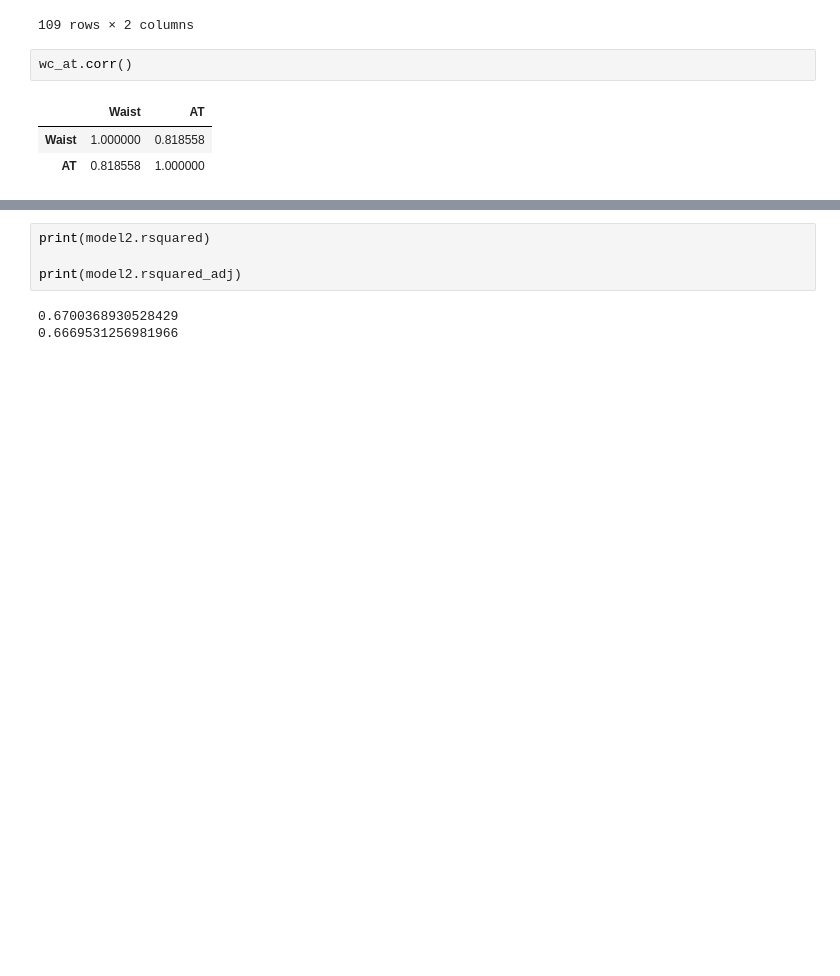
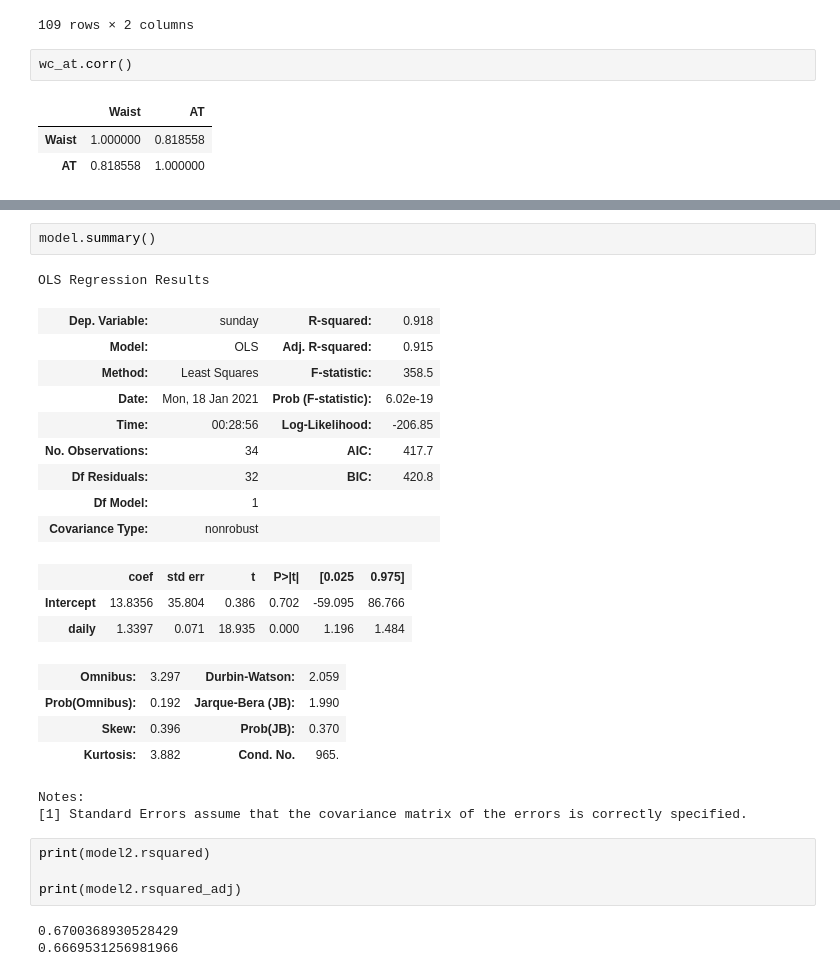
Before and after one commit to sajadshafi/DataScienceCourse, a Jupyter notebook: Session_24_Linear_regression.ipynb, the cells around one changed output, grey strips where cells are left out. Drawn from its saved outputs; the diff is of its cells as text; blank space fills up the shorter version.

```diff
--- a/Session_24.ipynb
+++ b/Session_24_Linear_regression.ipynb
@@ -187,4 +187,26 @@ AT           1.618607e-27
 dtype: float64
+# %%
+model.summary()
+# %% [output]
+OLS Regression Results
+| Dep. Variable: | sunday | R-squared: | 0.918 |
+| Model: | OLS | Adj. R-squared: | 0.915 |
+| Method: | Least Squares | F-statistic: | 358.5 |
+| Date: | Mon, 18 Jan 2021 | Prob (F-statistic): | 6.02e-19 |
+| Time: | 00:28:56 | Log-Likelihood: | -206.85 |
+| No. Observations: | 34 | AIC: | 417.7 |
+| Df Residuals: | 32 | BIC: | 420.8 |
+| Df Model: | 1 |  |  |
+| Covariance Type: | nonrobust |  |  |
+|  | coef | std err | t | P>|t| | [0.025 | 0.975] |
+| Intercept | 13.8356 | 35.804 | 0.386 | 0.702 | -59.095 | 86.766 |
+| daily | 1.3397 | 0.071 | 18.935 | 0.000 | 1.196 | 1.484 |
+| Omnibus: | 3.297 | Durbin-Watson: | 2.059 |
+| Prob(Omnibus): | 0.192 | Jarque-Bera (JB): | 1.990 |
+| Skew: | 0.396 | Prob(JB): | 0.370 |
+| Kurtosis: | 3.882 | Cond. No. | 965. |
+Notes:
+[1] Standard Errors assume that the covariance matrix of the errors is correctly specified.
 # %%
 print(model2.rsquared)
 
```
Also changed, not shown: parts of 11 cells of this notebook, 21 other files.
